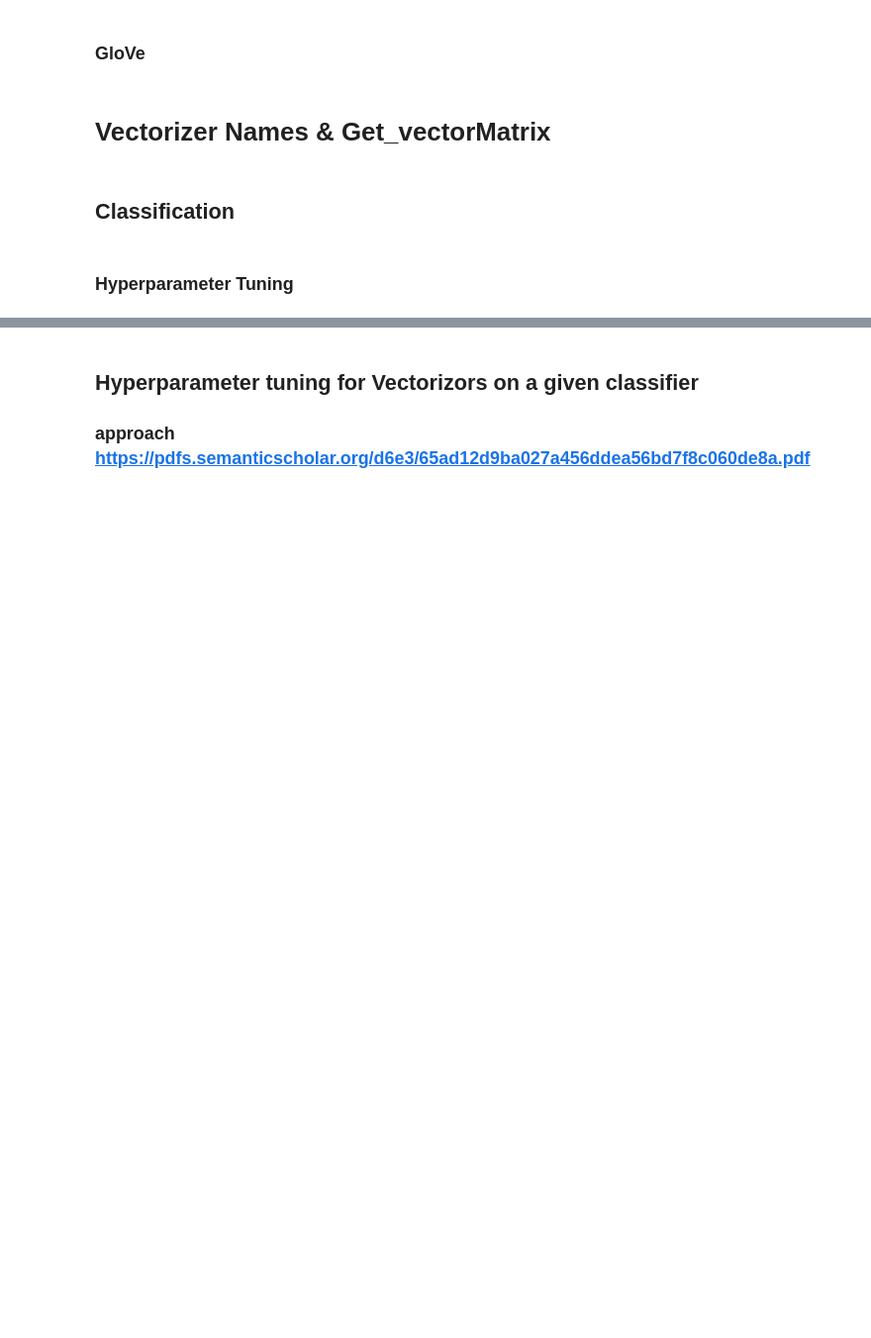
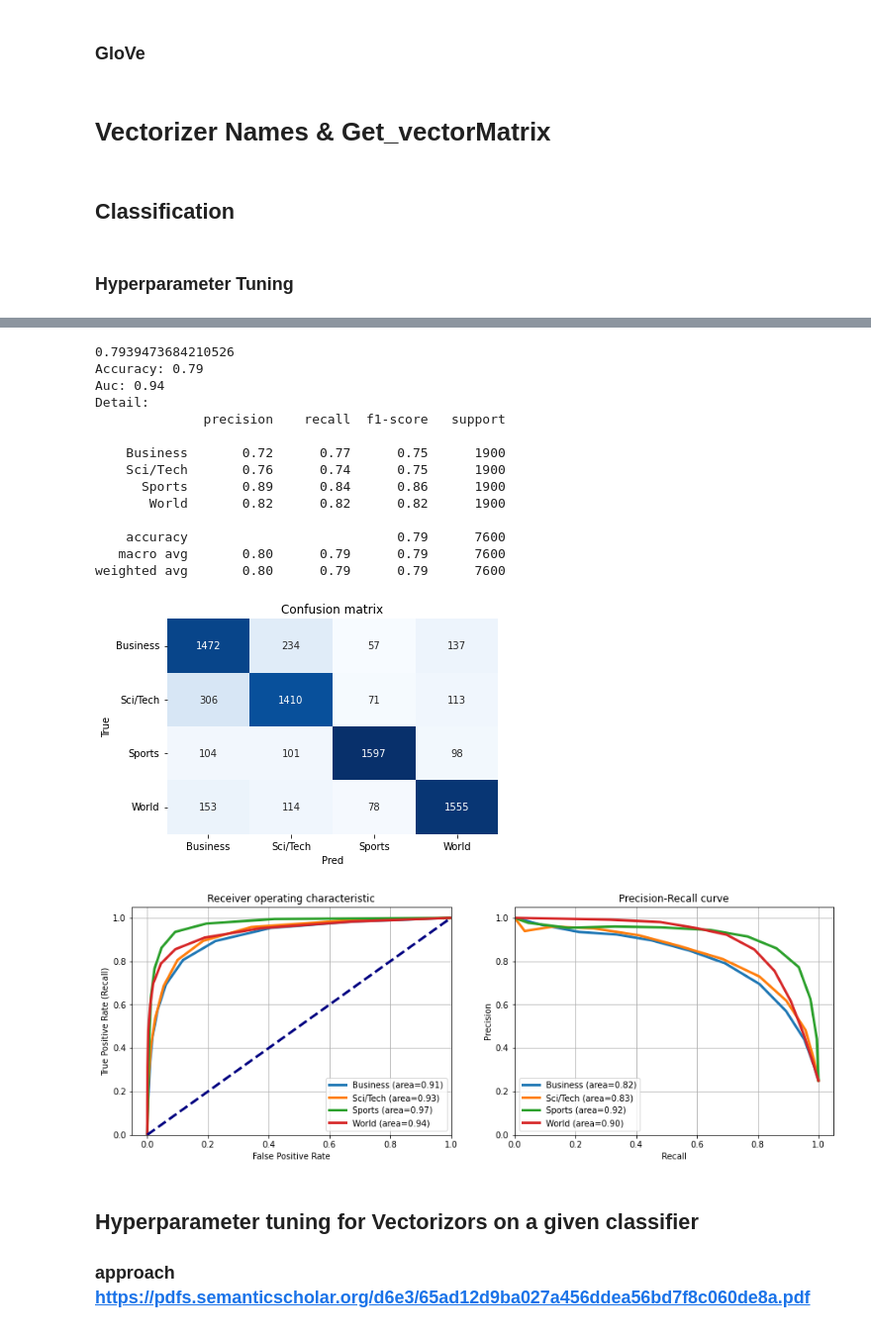
Before and after one commit to malte-koenig/AG_News_Classifier, a Jupyter notebook: main.ipynb, the cells around one changed output, grey strips where cells are left out. Shown: that part at 99% size. Saved outputs shown, nothing was run; the diff lists cells and outputs as text; code cells hidden in the pictures; blank space fills up the shorter version.

Commit message:
bug fix for evaluation metrics

```diff
--- a/main.ipynb
+++ b/main.ipynb
@@ -623,3 +566,78 @@ weighted avg       0.79      0.79      0.79      7600
+# %%
+classes = np.unique(test_target)
+
+# evaluate the model
+acc = accuracy_score(test_target, predictions)
+print(acc)
+
+accuracy = accuracy_score(test_target['label'].to_numpy(), predictions)
+auc_score = roc_auc_score(test_target['label'].to_numpy(), probs, multi_class="ovr")
+print("Accuracy:",  round(accuracy,2))
+print("Auc:", round(auc_score,2))
+print("Detail:")
+print(classification_report(test_target, predictions))
+
+## Plot confusion matrix
+cm = confusion_matrix(test_target, predictions)
+fig, ax = plt.subplots()
+sns.heatmap(cm, annot=True, fmt='d', ax=ax, cmap=plt.cm.Blues,
+            cbar=False)
+ax.set(xlabel="Pred", ylabel="True", xticklabels=classes,
+       yticklabels=classes, title="Confusion matrix")
+plt.yticks(rotation=0)
+
+fig, ax = plt.subplots(nrows=1, ncols=2)
+
+## Plot roc
+for i in range(len(classes)):
+    fpr, tpr, thresholds = roc_curve(test_target['label'].to_numpy(),
+                           probs[:,i], pos_label=classes[i])
+    ax[0].plot(fpr, tpr, lw=3,
+              label='{0} (area={1:0.2f})'.format(classes[i],
+                              metrics.auc(fpr, tpr))
+               )
+ax[0].plot([0,1], [0,1], color='navy', lw=3, linestyle='--')
+ax[0].set(xlim=[-0.05,1.0], ylim=[0.0,1.05],
+          xlabel='False Positive Rate',
+          ylabel="True Positive Rate (Recall)",
+          title="Receiver operating characteristic")
+ax[0].legend(loc="lower right")
+ax[0].grid(True)
+
+## Plot precision-recall curve
+for i in range(len(classes)):
+    precision, recall, thresholds = precision_recall_curve(
+                 test_target['label'].to_numpy(), probs[:,i], pos_label=classes[i])
+    ax[1].plot(recall, precision, lw=3,
+               label='{0} (area={1:0.2f})'.format(classes[i],
+                                  metrics.auc(recall, precision))
+              )
+ax[1].set(xlim=[0.0,1.05], ylim=[0.0,1.05], xlabel='Recall',
+          ylabel="Precision", title="Precision-Recall curve")
+ax[1].legend(loc="best")
+ax[1].grid(True)
+
+
+fig.set_figheight(5)
+fig.set_figwidth(15)
+plt.show()
+# %% [output]
+0.7939473684210526
+Accuracy: 0.79
+Auc: 0.94
+Detail:
+              precision    recall  f1-score   support
+
+    Business       0.72      0.77      0.75      1900
+    Sci/Tech       0.76      0.74      0.75      1900
+      Sports       0.89      0.84      0.86      1900
+       World       0.82      0.82      0.82      1900
+
+    accuracy                           0.79      7600
+   macro avg       0.80      0.79      0.79      7600
+weighted avg       0.80      0.79      0.79      7600
+[figure, added]
+[figure, added]
 # %% [markdown]
 ## Hyperparameter tuning for Vectorizors on a given classifier
 ### approach https://pdfs.semanticscholar.org/d6e3/65ad12d9ba027a456ddea56bd7f8c060de8a.pdf
```
Also changed, not shown: parts of 10 cells of this notebook.
